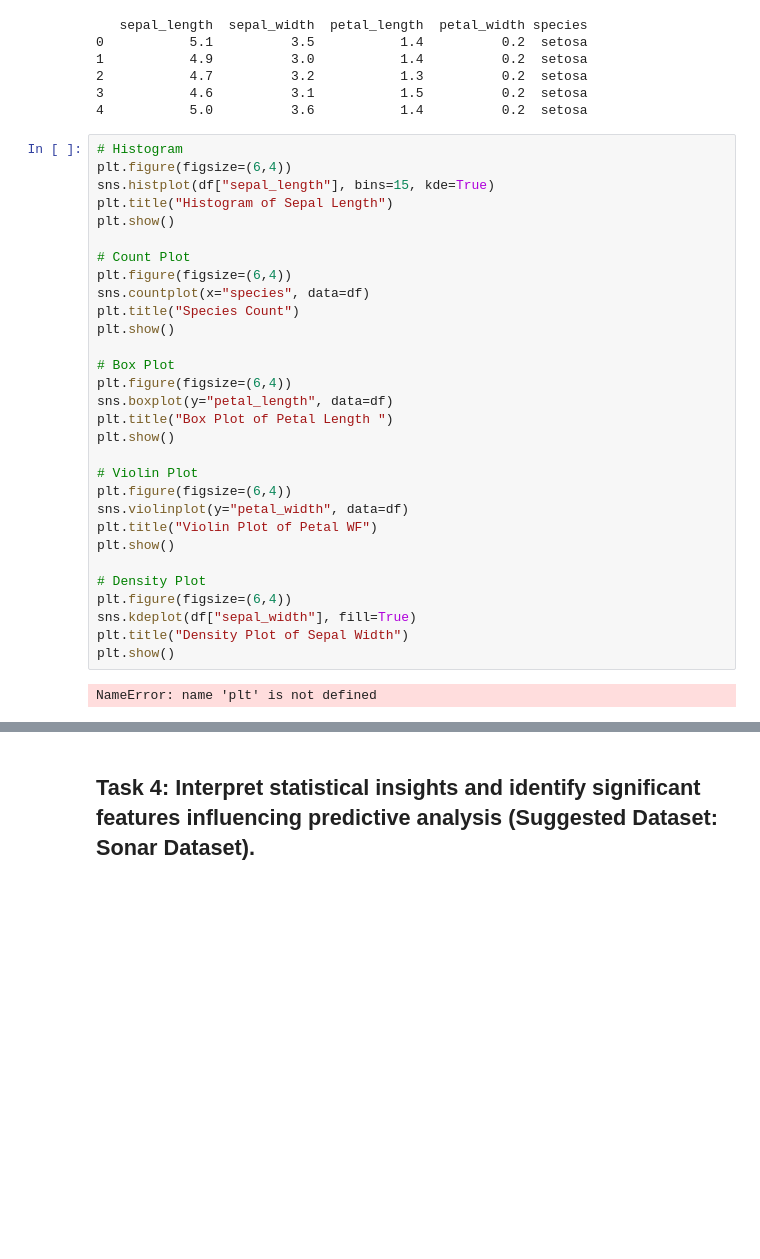
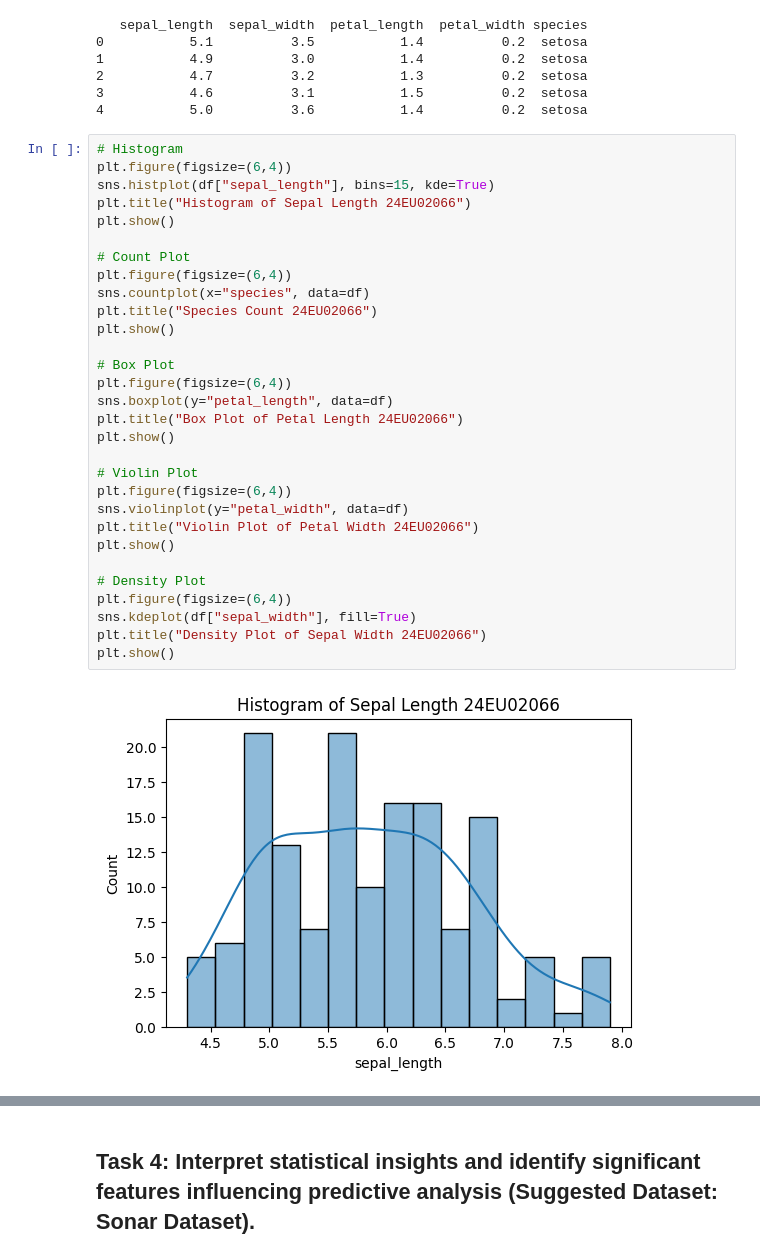
Before and after one commit to pravallika-0423/ML-LAB, a Jupyter notebook: WEEK1.ipynb, the cells around one changed output, grey strips where cells are left out. Saved outputs shown, nothing was run; the diff lists cells and outputs as text; blank space fills up the shorter version.

```diff
--- a/WEEK1.ipynb
+++ b/WEEK1.ipynb
@@ -506,32 +506,32 @@ print(df.head())
 # %%
 # Histogram
 plt.figure(figsize=(6,4))
 sns.histplot(df["sepal_length"], bins=15, kde=True)
-plt.title("Histogram of Sepal Length")
+plt.title("Histogram of Sepal Length 24EU02066")
 plt.show()
 
 # Count Plot
 plt.figure(figsize=(6,4))
 sns.countplot(x="species", data=df)
-plt.title("Species Count")
+plt.title("Species Count 24EU02066")
 plt.show()
 
 # Box Plot
 plt.figure(figsize=(6,4))
 sns.boxplot(y="petal_length", data=df)
-plt.title("Box Plot of Petal Length ")
+plt.title("Box Plot of Petal Length 24EU02066")
 plt.show()
 
 # Violin Plot
 plt.figure(figsize=(6,4))
 sns.violinplot(y="petal_width", data=df)
-plt.title("Violin Plot of Petal WF")
+plt.title("Violin Plot of Petal Width 24EU02066")
 plt.show()
 
 # Density Plot
 plt.figure(figsize=(6,4))
 sns.kdeplot(df["sepal_width"], fill=True)
-plt.title("Density Plot of Sepal Width")
+plt.title("Density Plot of Sepal Width 24EU02066")
 plt.show()
 # %% [output]
-NameError: name 'plt' is not defined
+[figure, added]
```
Also changed, not shown: parts of 4 cells of this notebook.
